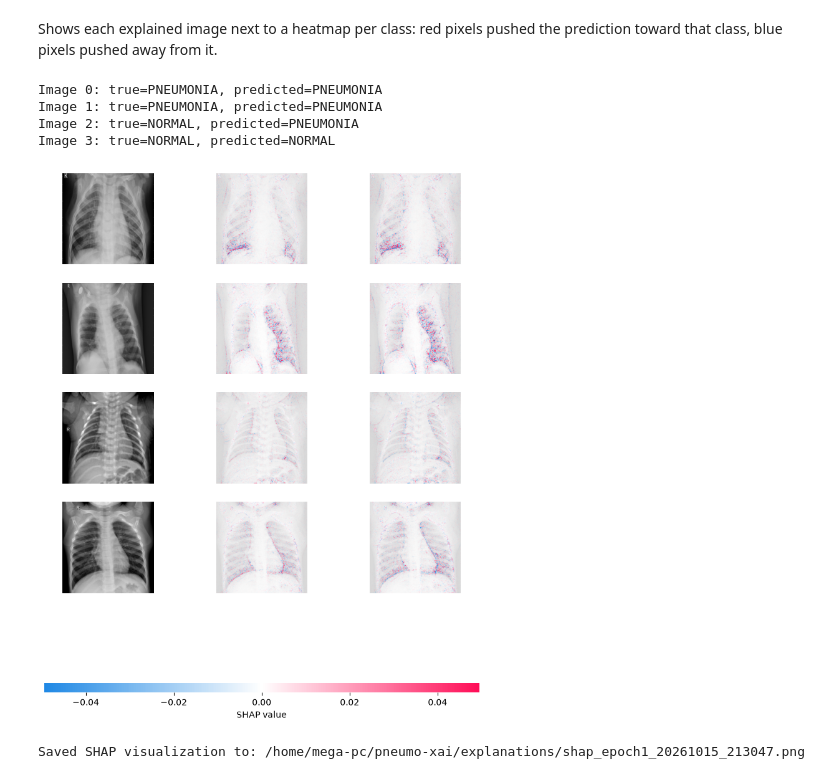
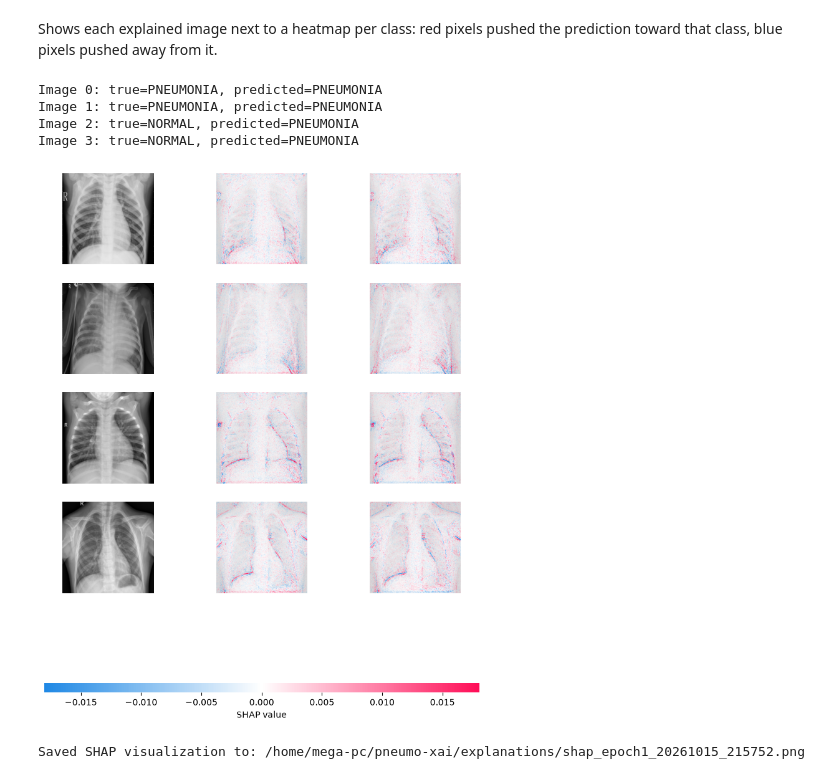
Before and after one commit to AhmedCha/pneumo-xai, a Jupyter notebook: explain_pneumonia.ipynb, the cells around one changed output. Drawn from its saved outputs; the diff is of its cells as text; code cells hidden in the pictures.

Commit message:
Tweaked the explainer a bit

```diff
--- a/explain_pneumonia.ipynb
+++ b/explain_pneumonia.ipynb
@@ -42,7 +42,8 @@ NUM_CLASSES = 2
 CLASS_NAMES = ["NORMAL", "PNEUMONIA"]
 
 N_BACKGROUND = 50  # background images SHAP uses as its reference distribution
-N_EXPLAIN = 4       # test images to actually visualize per run
+N_CORRECT = 2          # correctly predicted test images to visualize
+N_MISCLASSIFIED = 2    # misclassified test images to visualize (if available)
 SEED = 42
 
 DEVICE = torch.device("cuda" if torch.cuda.is_available() else "cpu")
@@ -107,7 +108,29 @@ background = torch.stack(
     [train_dataset[i][0] for i in background_indices]
 ).to(DEVICE)
 
-explain_indices = rng.choice(len(test_dataset), size=N_EXPLAIN, replace=False)
+all_test_images = torch.stack([image for image, _ in test_dataset])
+all_test_labels = torch.tensor([label for _, label in test_dataset])
+
+with torch.no_grad():
+    all_predictions = []
+    for start in range(0, len(all_test_images), 32):
+        batch = all_test_images[start:start + 32].to(DEVICE)
+        all_predictions.append(model(batch).argmax(dim=1).cpu())
+    all_predictions = torch.cat(all_predictions)
+
+correct_mask = all_predictions == all_test_labels
+correct_indices = torch.nonzero(correct_mask).flatten().tolist()
+misclassified_indices = torch.nonzero(~correct_mask).flatten().tolist()
+
+n_correct = min(N_CORRECT, len(correct_indices))
+n_misclassified = min(N_MISCLASSIFIED, len(misclassified_indices))
+print(
+    f"Test set: {len(misclassified_indices)} misclassified out of "
+    f"{len(all_test_labels)} ({len(misclassified_indices) / len(all_test_labels):.2%})"
+)
+
+explain_indices = list(rng.choice(correct_indices, size=n_correct, replace=False)) + \
+    list(rng.choice(misclassified_indices, size=n_misclassified, replace=False))
 explain_images = torch.stack(
     [test_dataset[i][0] for i in explain_indices]
 ).to(DEVICE)
@@ -115,7 +140,7 @@ explain_labels = [test_dataset[i][1] for i in explain_indices]
 # %% [markdown]
 ## 5. RUN SHAP
 # %%
-explainer = shap.GradientExplainer(model, background)
+explainer = shap.GradientExplainer(model, background, local_smoothing=0.15)
 shap_values_raw = explainer.shap_values(explain_images)
 
 if isinstance(shap_values_raw, list):
@@ -134,32 +159,32 @@ pushed away from it.
 # %%
 with torch.no_grad():
     predicted_classes = model(explain_images).argmax(dim=1).cpu().numpy()
 
-for i in range(N_EXPLAIN):
+for i in range(len(explain_indices)):
     true_label = CLASS_NAMES[explain_labels[i]]
     pred_label = CLASS_NAMES[predicted_classes[i]]
     print(f"Image {i}: true={true_label}, predicted={pred_label}")
 
 # SHAP's image_plot expects channel-last arrays in [0, 1].
 shap_numpy = [sv.transpose(0, 2, 3, 1) for sv in shap_values]
 image_numpy = explain_images.detach().cpu().numpy().transpose(0, 2, 3, 1)
 
 shap.image_plot(shap_numpy, image_numpy)
 
 EXPLANATIONS_DIR.mkdir(parents=True, exist_ok=True)
 timestamp = datetime.now().strftime("%Y%m%d_%H%M%S")
 output_path = (
     EXPLANATIONS_DIR
     / f"shap_epoch{checkpoint['epoch']}_{timestamp}.png"
 )
 plt.savefig(output_path, bbox_inches="tight", dpi=150)
 plt.close()
 
 print(f"Saved SHAP visualization to: {output_path}")
 # %% [output]
 Image 0: true=PNEUMONIA, predicted=PNEUMONIA
 Image 1: true=PNEUMONIA, predicted=PNEUMONIA
 Image 2: true=NORMAL, predicted=PNEUMONIA
-Image 3: true=NORMAL, predicted=NORMAL
+Image 3: true=NORMAL, predicted=PNEUMONIA
-[figure, old version]
+[figure, new version]
-Saved SHAP visualization to: /home/mega-pc/pneumo-xai/explanations/shap_epoch1_20261015_213047.png
+Saved SHAP visualization to: /home/mega-pc/pneumo-xai/explanations/shap_epoch1_20261015_215752.png
```
Also changed, not shown: parts of 1 cell of this notebook, 1 other file.
